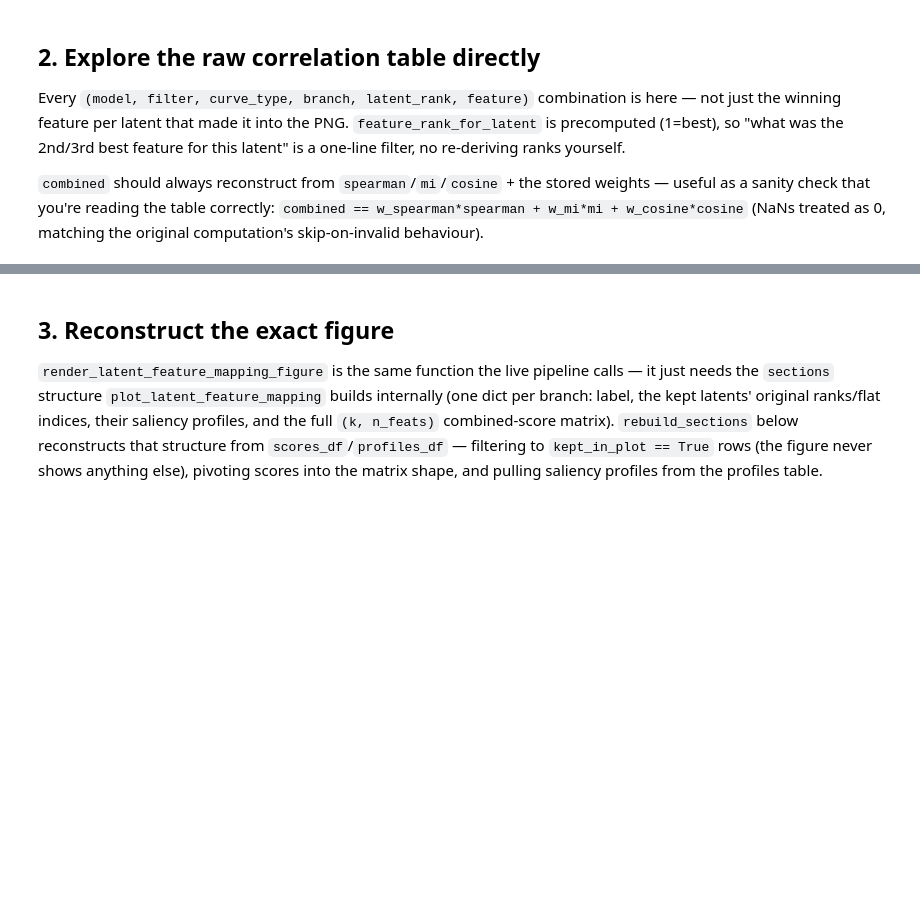
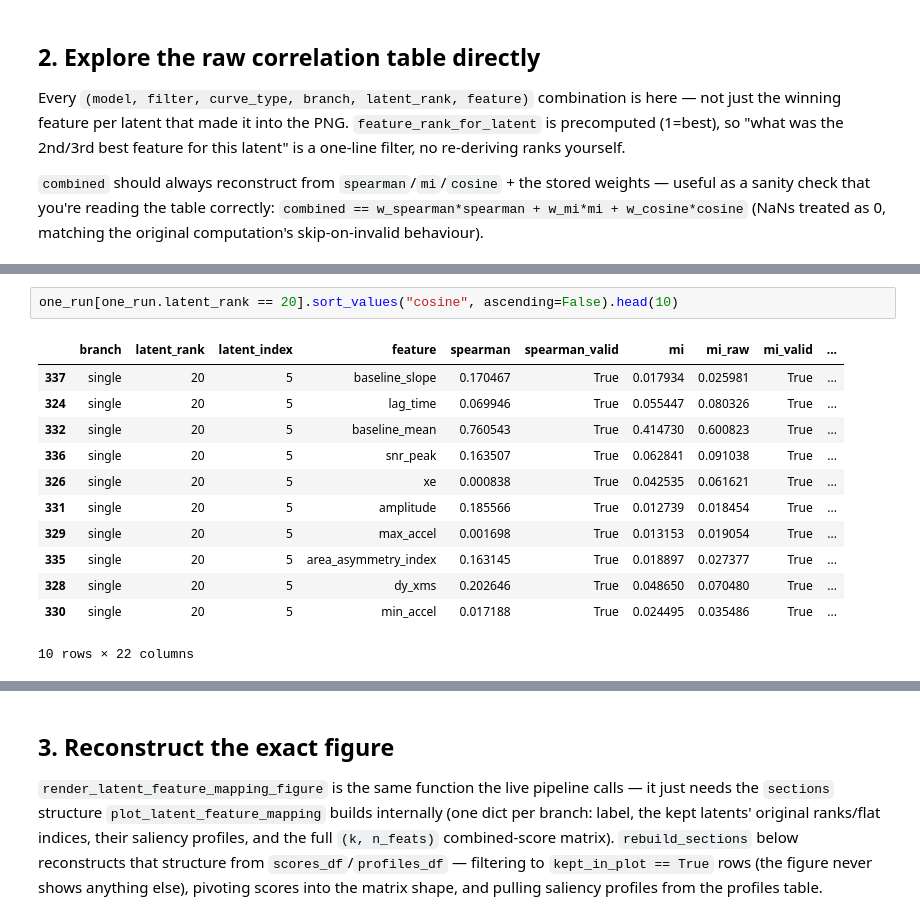
Before and after one commit to kautsarg/POC_DDM, a Jupyter notebook: gk_code/main/latent_feature_mapping_reconstruction.ipynb, the cells around one changed output, grey strips where cells are left out. Drawn from its saved outputs; the diff is of its cells as text; blank space fills up the shorter version.

```diff
--- a/gk_code/main/latent_feature_mapping_reconstruction.ipynb
+++ b/gk_code/main/latent_feature_mapping_reconstruction.ipynb
@@ -119,0 +177,15 @@ for branch in sorted(one_run['branch'].unique()):
+# %%
+one_run[one_run.latent_rank == 20].sort_values("cosine", ascending=False).head(10)
+# %% [output]
+|  | branch | latent_rank | latent_index | feature | spearman | spearman_valid | mi | mi_raw | mi_valid | ... |
+| 337 | single | 20 | 5 | baseline_slope | 0.170467 | True | 0.017934 | 0.025981 | True | ... |
+| 324 | single | 20 | 5 | lag_time | 0.069946 | True | 0.055447 | 0.080326 | True | ... |
+| 332 | single | 20 | 5 | baseline_mean | 0.760543 | True | 0.414730 | 0.600823 | True | ... |
+| 336 | single | 20 | 5 | snr_peak | 0.163507 | True | 0.062841 | 0.091038 | True | ... |
+| 326 | single | 20 | 5 | xe | 0.000838 | True | 0.042535 | 0.061621 | True | ... |
+| 331 | single | 20 | 5 | amplitude | 0.185566 | True | 0.012739 | 0.018454 | True | ... |
+| 329 | single | 20 | 5 | max_accel | 0.001698 | True | 0.013153 | 0.019054 | True | ... |
+| 335 | single | 20 | 5 | area_asymmetry_index | 0.163145 | True | 0.018897 | 0.027377 | True | ... |
+| 328 | single | 20 | 5 | dy_xms | 0.202646 | True | 0.048650 | 0.070480 | True | ... |
+| 330 | single | 20 | 5 | min_accel | 0.017188 | True | 0.024495 | 0.035486 | True | ... |
+10 rows × 22 columns
```
Also changed, not shown: parts of 14 cells of this notebook, 5 other files.
